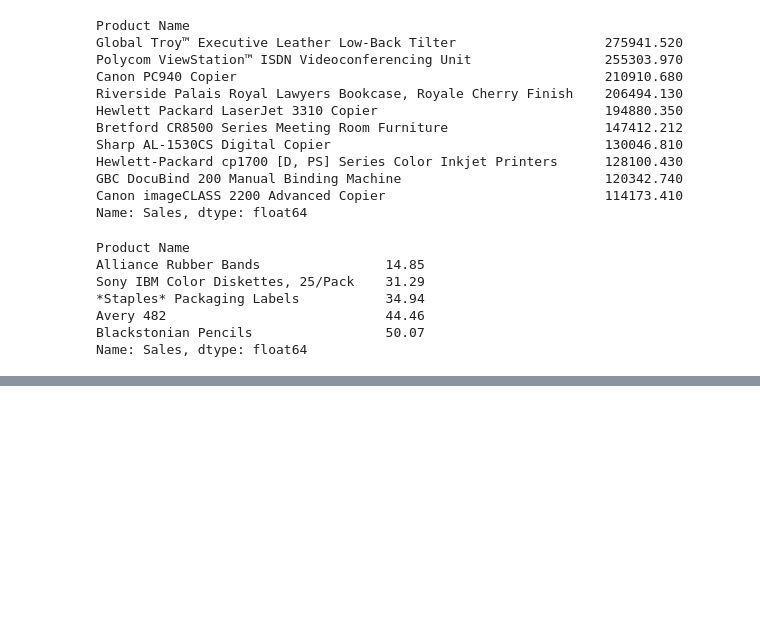
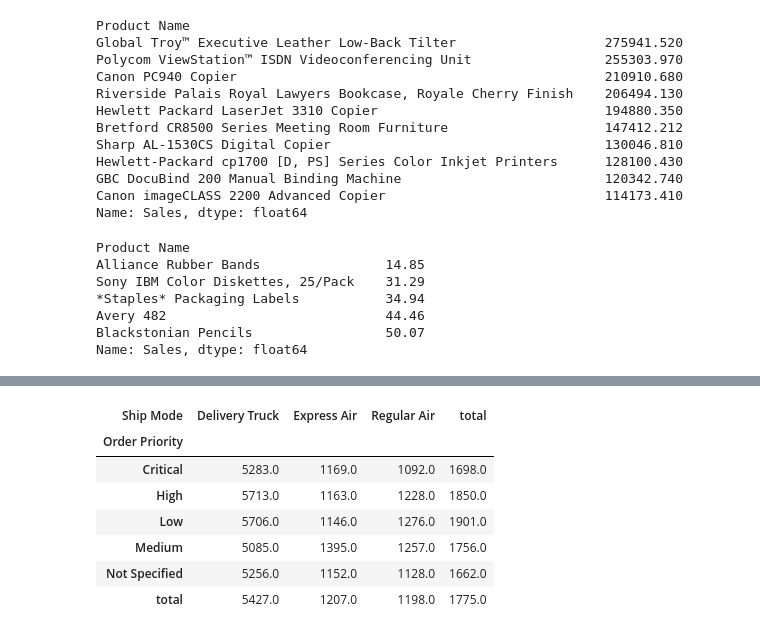
Before and after one commit to vivekgupta0657/learning-python, a Jupyter notebook: revamp.ipynb, the cells around one changed output, grey strips where cells are left out. Cells and saved outputs as stored; diff of their text form; code cells hidden in the pictures; blank space fills up the shorter version.

```diff
--- a/revamp.ipynb
+++ b/revamp.ipynb
@@ -655,0 +903,3 @@ Name: Sales, dtype: float64
+# %%
+order= pd.read_excel('Sample - Superstore Sales.xls',0)
+order.head()
@@ -655,0 +935,11 @@ Name: Sales, dtype: float64
+# %%
+pd.pivot_table(order,'Sales',index=['Order Priority'],columns=['Ship Mode'],aggfunc='mean',margins=True, margins_name='total').round()
+# %% [output]
+| Ship Mode | Delivery Truck | Express Air | Regular Air | total |
+| Order Priority |  |  |  |  |
+| Critical | 5283.0 | 1169.0 | 1092.0 | 1698.0 |
+| High | 5713.0 | 1163.0 | 1228.0 | 1850.0 |
+| Low | 5706.0 | 1146.0 | 1276.0 | 1901.0 |
+| Medium | 5085.0 | 1395.0 | 1257.0 | 1756.0 |
+| Not Specified | 5256.0 | 1152.0 | 1128.0 | 1662.0 |
+| total | 5427.0 | 1207.0 | 1198.0 | 1775.0 |
```
Also changed, not shown: parts of 38 cells of this notebook.
